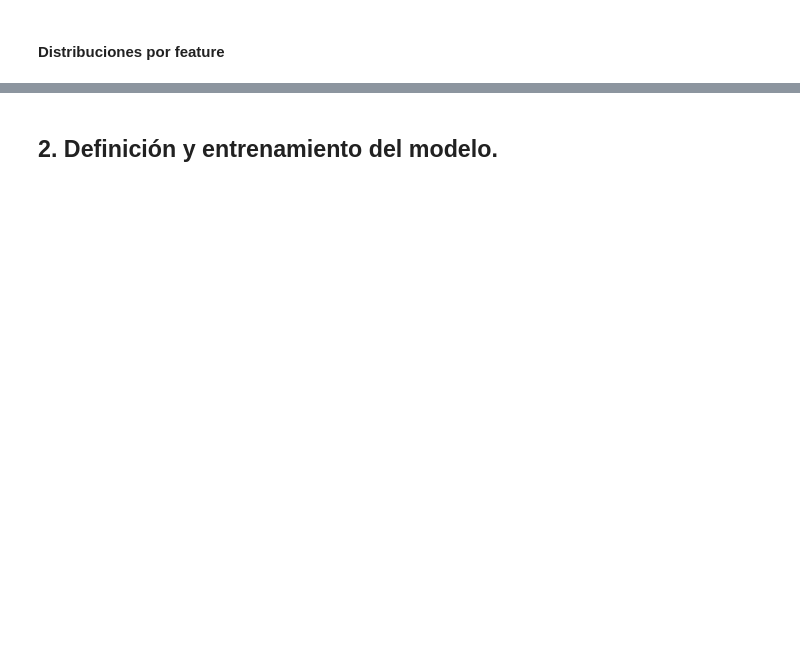
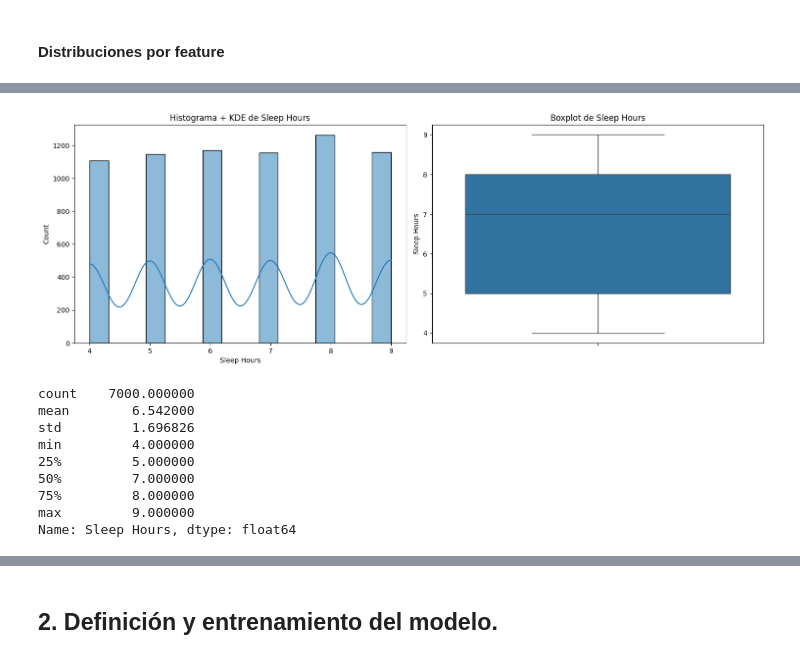
Before and after one commit to julilc/NN_Examples, a Jupyter notebook: NN_Students_Scores/students_scores.ipynb, the cells around one changed output, grey strips where cells are left out. Saved outputs shown, nothing was run; the diff lists cells and outputs as text; code cells hidden in the pictures; blank space fills up the shorter version.

```diff
--- a/NN_Students_Scores/students_scores.ipynb
+++ b/NN_Students_Scores/students_scores.ipynb
@@ -232,0 +302,13 @@ Obtenemos las distribuciones para cada columna
+# %%
+plot_distribution(X_train, 'Sleep Hours')
+# %% [output]
+[figure, added]
+count    7000.000000
+mean        6.542000
+std         1.696826
+min         4.000000
+25%         5.000000
+50%         7.000000
+75%         8.000000
+max         9.000000
+Name: Sleep Hours, dtype: float64
```
Also changed, not shown: parts of 35 cells of this notebook.
